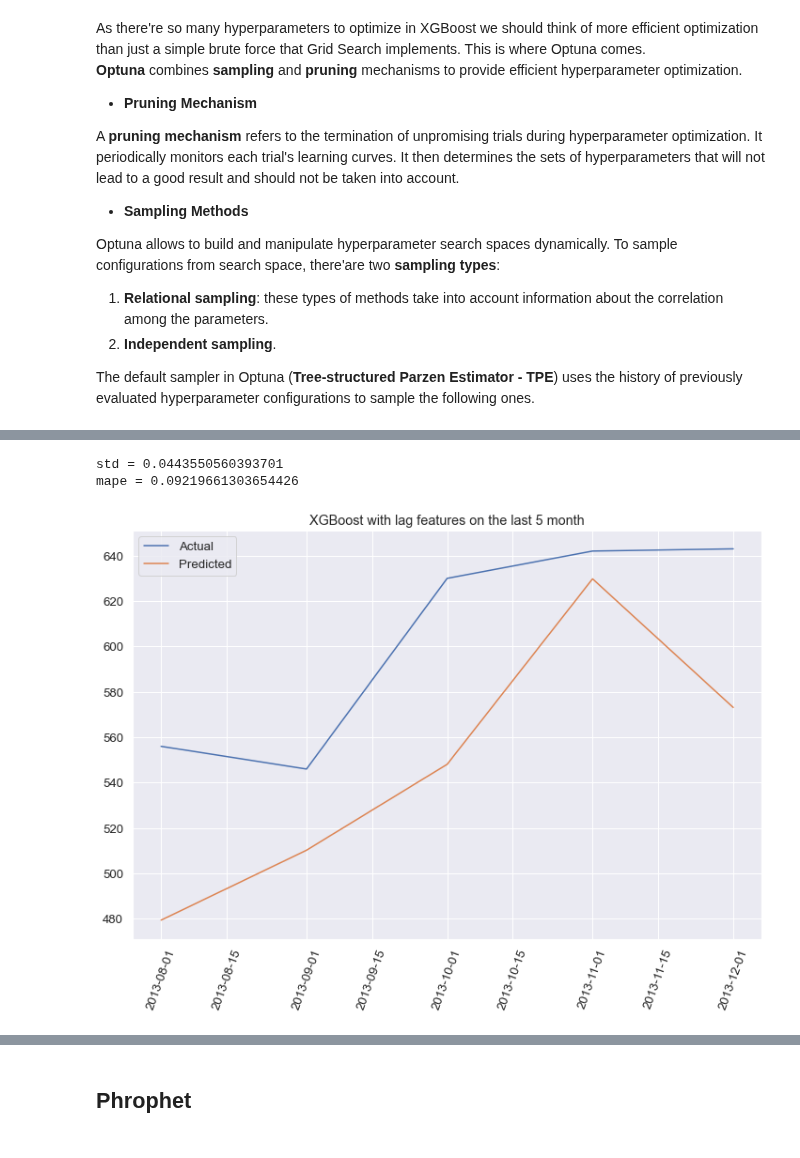
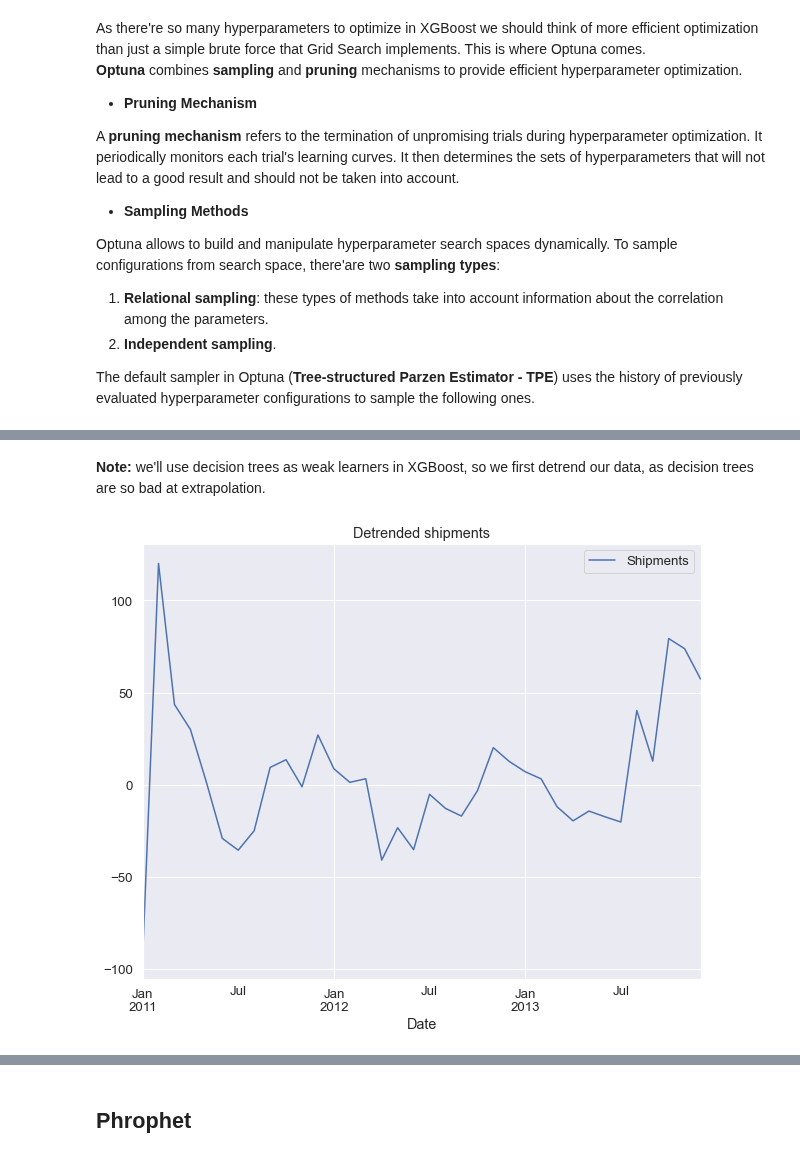
Before and after one commit to Dosann/Time-series-forecast, a Jupyter notebook: shipment_forecast.ipynb, the cells around one changed output, grey strips where cells are left out. Cells and saved outputs as stored; diff of their text form; code cells hidden in the pictures.

Commit message:
XGBoost on detrended ts; validating Prophet

```diff
--- a/shipment_forecast.ipynb
+++ b/shipment_forecast.ipynb
@@ -684,10 +625,11 @@ optuna.visualization.matplotlib.plot_optimization_history(study)
-# %%
-xgb_reg = xgb.XGBRegressor(**trial.params)
-
-std_err, mape_err, predicted_values = evaluate(xgb_reg, X, y)
-print(f'std = {std_err}\nmape = {mape_err}')
-plot_results(x, y_true, predicted_values, title='XGBoost with lag features on the last 5 month')
-# %% [output]
-std = 0.0443550560393701
-mape = 0.09219661303654426
-[figure, removed]
+# %% [markdown]
+**Note:** we'll use decision trees as weak learners in XGBoost, so we first detrend our data, as decision trees are so bad at extrapolation.
+# %%
+res_sh = seasonal_decompose(data.Shipments, model='multiplicative', extrapolate_trend='freq')
+
+detrended_shipm = data.Shipments - res_sh.trend
+
+detrended_df_shipm = pd.DataFrame(detrended_shipm, columns=['Shipments'])
+detrended_df_shipm.plot(title='Detrended shipments');
+# %% [output]
+[figure, added]
```
Also changed, not shown: parts of 42 cells of this notebook.
